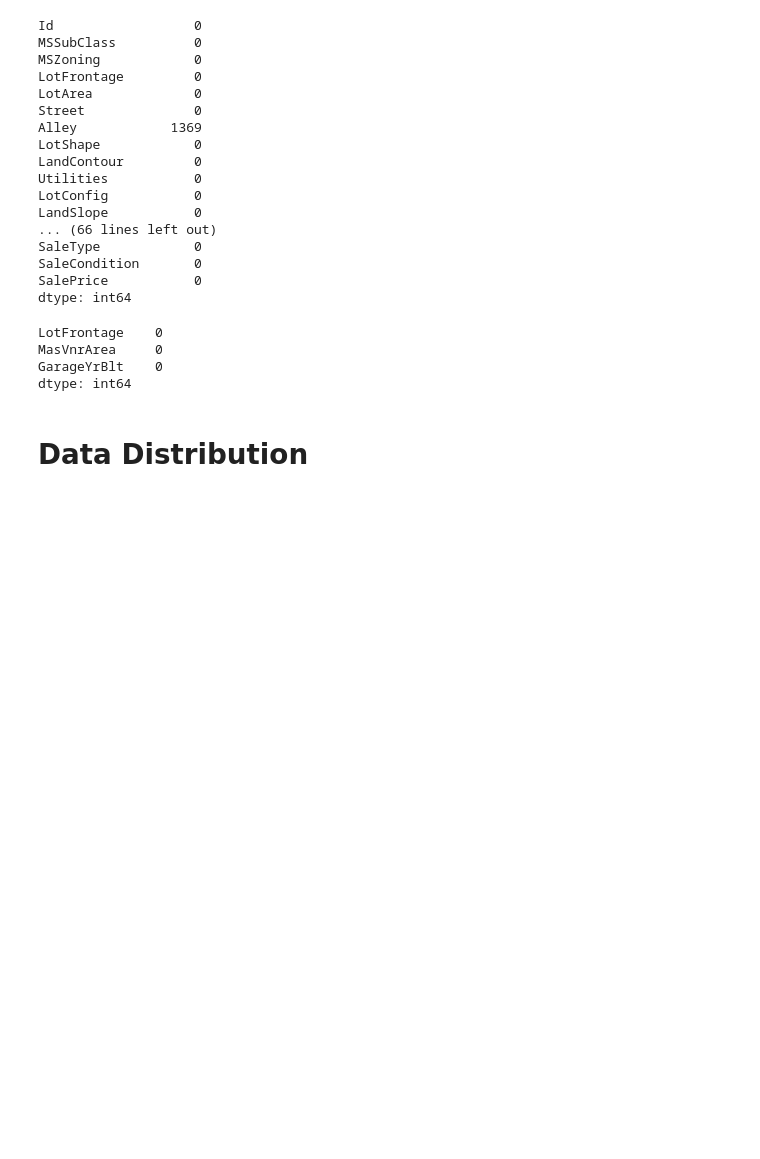
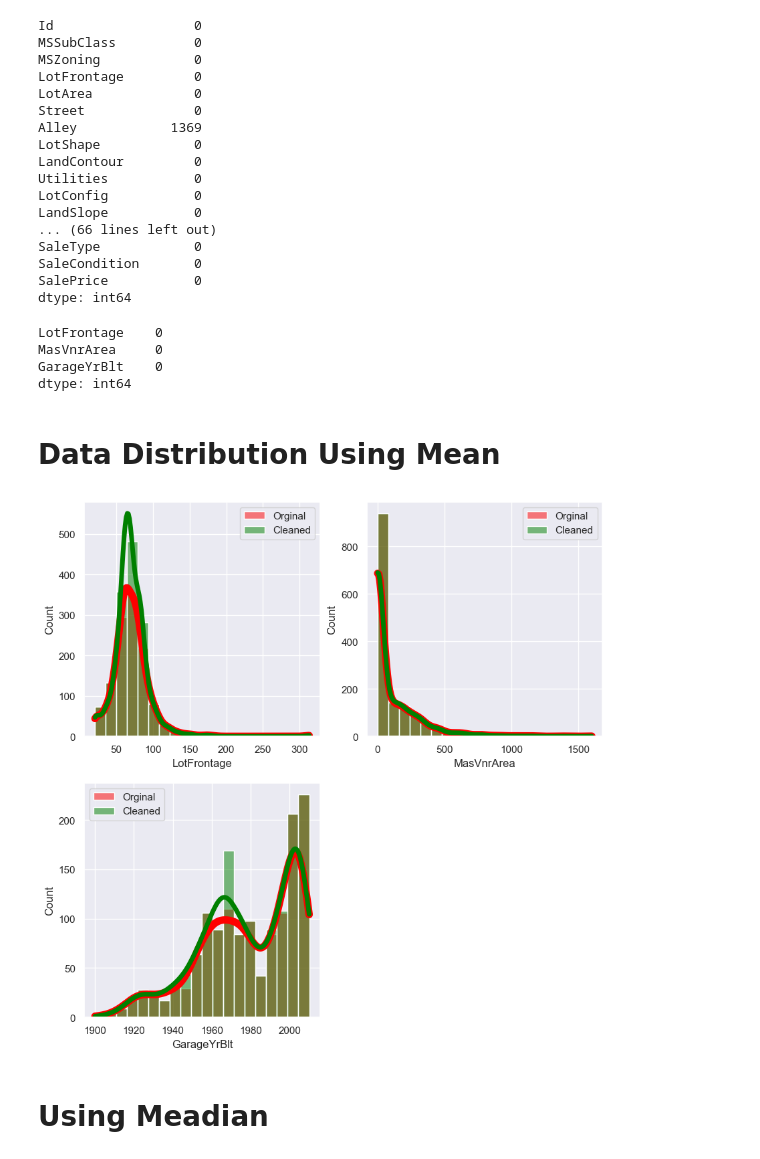
Before and after one commit to Rayal-Khatri/Data_Cleaning, a Jupyter notebook: Imputation_by_Class.ipynb, the cells around one changed output. Cells and saved outputs as stored; diff of their text form; code cells hidden in the pictures; blank space fills up the shorter version.

```diff
--- a/Imputation_by_Class.ipynb
+++ b/Imputation_by_Class.ipynb
@@ -164,14 +163,32 @@ MasVnrArea     0
 GarageYrBlt    0
 dtype: int64
 # %% [markdown]
-# Data Distribution
+# Data Distribution Using Mean
 # %%
+
+plt.figure(figsize=(10,10))
+sns.set()
+
 for i, var in enumerate(null_vars):
     plt.subplot(2,2,i+1)
     sns.histplot(
-        df2[var],
+        df[var],
         bins = 20,
         kde= True,
-        # color='#DC143C',
+        color='red',
+        line_kws={'linewidth': 8},
+        label = "Orginal"
+    )
+    sns.histplot(
+        df_copy[var],
+        bins = 20,
+        kde= True,
+        color='green',
         line_kws={'linewidth': 5},
+        label = "Cleaned"
     )
+    plt.legend()
+# %% [output]
+[figure, added]
+# %% [markdown]
+# Using Meadian
```
Also changed, not shown: parts of 6 cells of this notebook.
